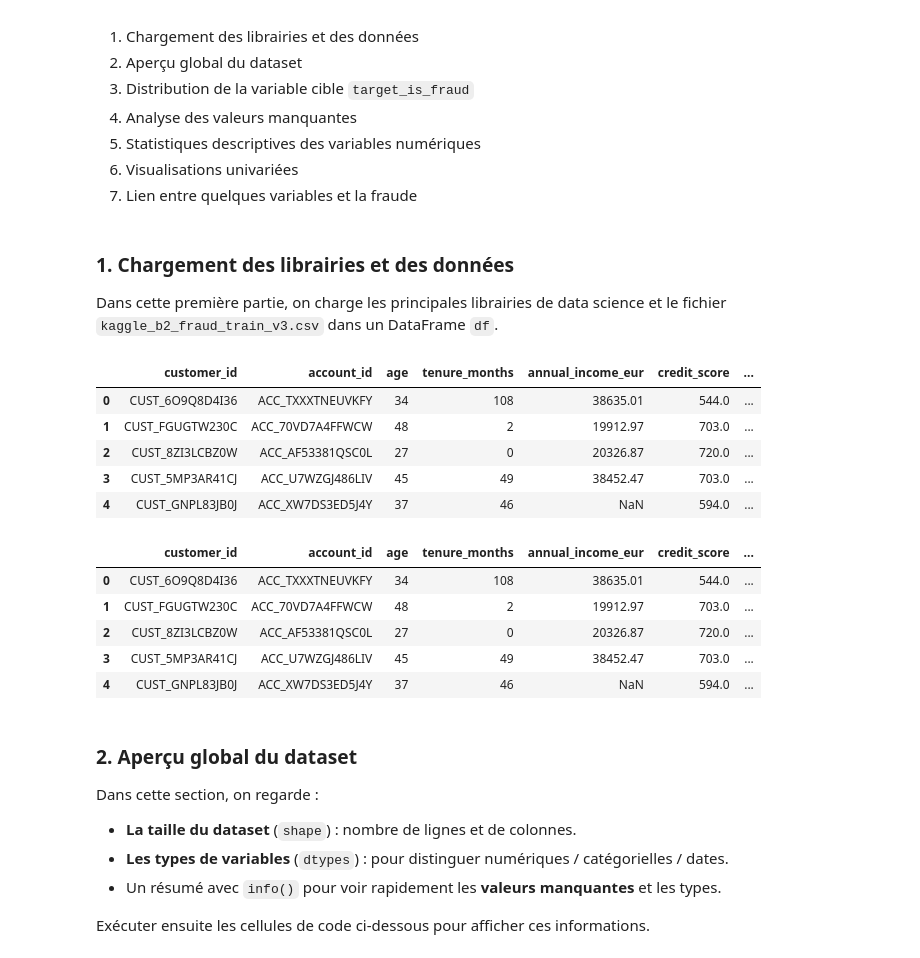
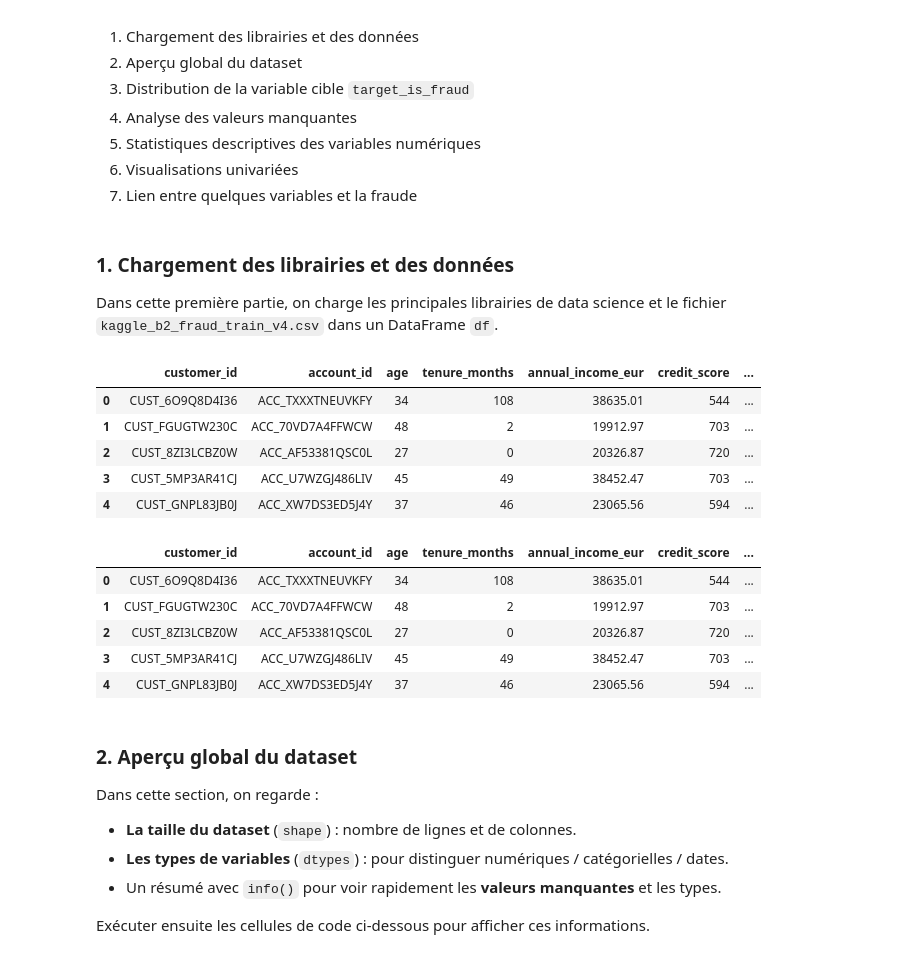
Before and after one commit to Maellelc13/Projet_ML2, a Jupyter notebook: EDA/Maelle_first_EDA.ipynb, the cells around one changed output. Drawn from its saved outputs; the diff is of its cells as text; code cells hidden in the pictures.

```diff
--- a/EDA/Maelle_first_EDA.ipynb
+++ b/EDA/Maelle_first_EDA.ipynb
@@ -14,7 +14,7 @@ Ce notebook a pour objectif de préparer un modèle de **classification binaire*
 # %% [markdown]
 ### 1. Chargement des librairies et des données
 
-Dans cette première partie, on charge les principales librairies de data science et le fichier `kaggle_b2_fraud_train_v3.csv` dans un DataFrame `df`.
+Dans cette première partie, on charge les principales librairies de data science et le fichier `kaggle_b2_fraud_train_v4.csv` dans un DataFrame `df`.
 # %%
 import pandas as pd
 import numpy as np
@@ -25,24 +25,24 @@ import seaborn as sns
 pd.set_option("display.max_columns", None)
 sns.set(style="whitegrid")
 # %%
-df = pd.read_csv("data/kaggle_b2_fraud_train_v3.csv")
+df = pd.read_csv("../data/kaggle_b2_fraud_train_v4.csv")
 df.head()
 # %% [output]
 |  | customer_id | account_id | age | tenure_months | annual_income_eur | credit_score | ... |
-| 0 | CUST_6O9Q8D4I36 | ACC_TXXXTNEUVKFY | 34 | 108 | 38635.01 | 544.0 | ... |
-| 1 | CUST_FGUGTW230C | ACC_70VD7A4FFWCW | 48 | 2 | 19912.97 | 703.0 | ... |
-| 2 | CUST_8ZI3LCBZ0W | ACC_AF53381QSC0L | 27 | 0 | 20326.87 | 720.0 | ... |
-| 3 | CUST_5MP3AR41CJ | ACC_U7WZGJ486LIV | 45 | 49 | 38452.47 | 703.0 | ... |
-| 4 | CUST_GNPL83JB0J | ACC_XW7DS3ED5J4Y | 37 | 46 | NaN | 594.0 | ... |
+| 0 | CUST_6O9Q8D4I36 | ACC_TXXXTNEUVKFY | 34 | 108 | 38635.01 | 544 | ... |
+| 1 | CUST_FGUGTW230C | ACC_70VD7A4FFWCW | 48 | 2 | 19912.97 | 703 | ... |
+| 2 | CUST_8ZI3LCBZ0W | ACC_AF53381QSC0L | 27 | 0 | 20326.87 | 720 | ... |
+| 3 | CUST_5MP3AR41CJ | ACC_U7WZGJ486LIV | 45 | 49 | 38452.47 | 703 | ... |
+| 4 | CUST_GNPL83JB0J | ACC_XW7DS3ED5J4Y | 37 | 46 | 23065.56 | 594 | ... |
 # %%
 df.head()
 # %% [output]
 |  | customer_id | account_id | age | tenure_months | annual_income_eur | credit_score | ... |
-| 0 | CUST_6O9Q8D4I36 | ACC_TXXXTNEUVKFY | 34 | 108 | 38635.01 | 544.0 | ... |
-| 1 | CUST_FGUGTW230C | ACC_70VD7A4FFWCW | 48 | 2 | 19912.97 | 703.0 | ... |
-| 2 | CUST_8ZI3LCBZ0W | ACC_AF53381QSC0L | 27 | 0 | 20326.87 | 720.0 | ... |
-| 3 | CUST_5MP3AR41CJ | ACC_U7WZGJ486LIV | 45 | 49 | 38452.47 | 703.0 | ... |
-| 4 | CUST_GNPL83JB0J | ACC_XW7DS3ED5J4Y | 37 | 46 | NaN | 594.0 | ... |
+| 0 | CUST_6O9Q8D4I36 | ACC_TXXXTNEUVKFY | 34 | 108 | 38635.01 | 544 | ... |
+| 1 | CUST_FGUGTW230C | ACC_70VD7A4FFWCW | 48 | 2 | 19912.97 | 703 | ... |
+| 2 | CUST_8ZI3LCBZ0W | ACC_AF53381QSC0L | 27 | 0 | 20326.87 | 720 | ... |
+| 3 | CUST_5MP3AR41CJ | ACC_U7WZGJ486LIV | 45 | 49 | 38452.47 | 703 | ... |
+| 4 | CUST_GNPL83JB0J | ACC_XW7DS3ED5J4Y | 37 | 46 | 23065.56 | 594 | ... |
 # %% [markdown]
 ### 2. Aperçu global du dataset
 
```
Also changed, not shown: parts of 10 cells of this notebook, 8 other files.
